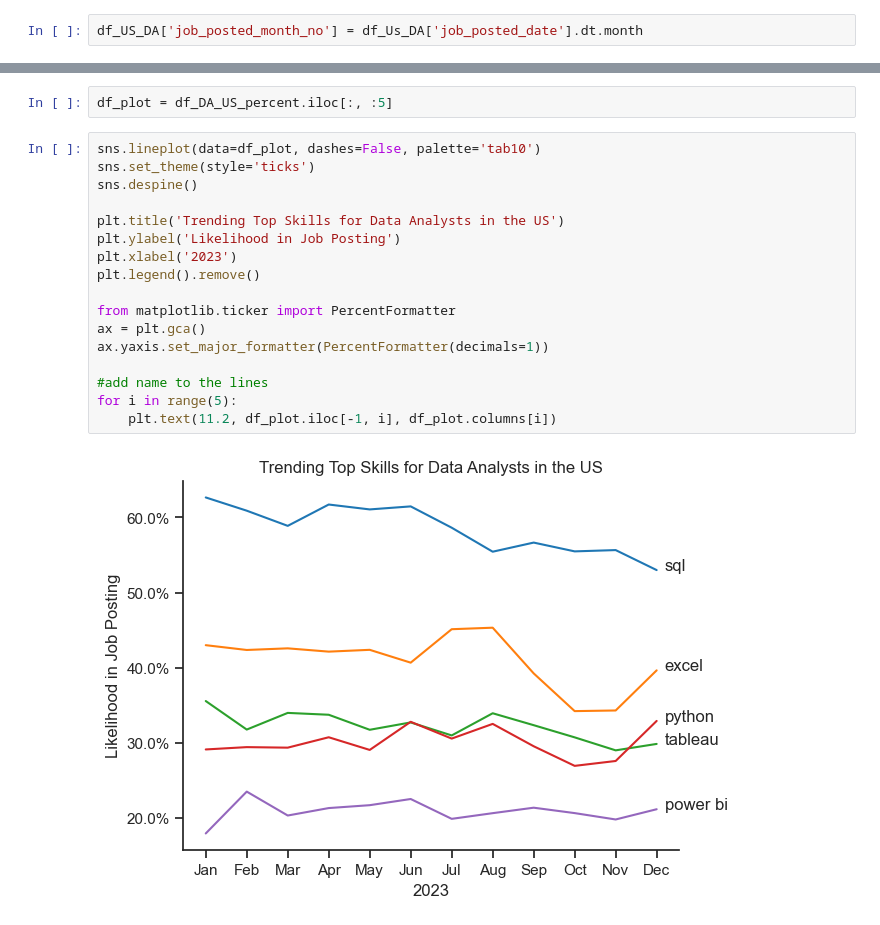
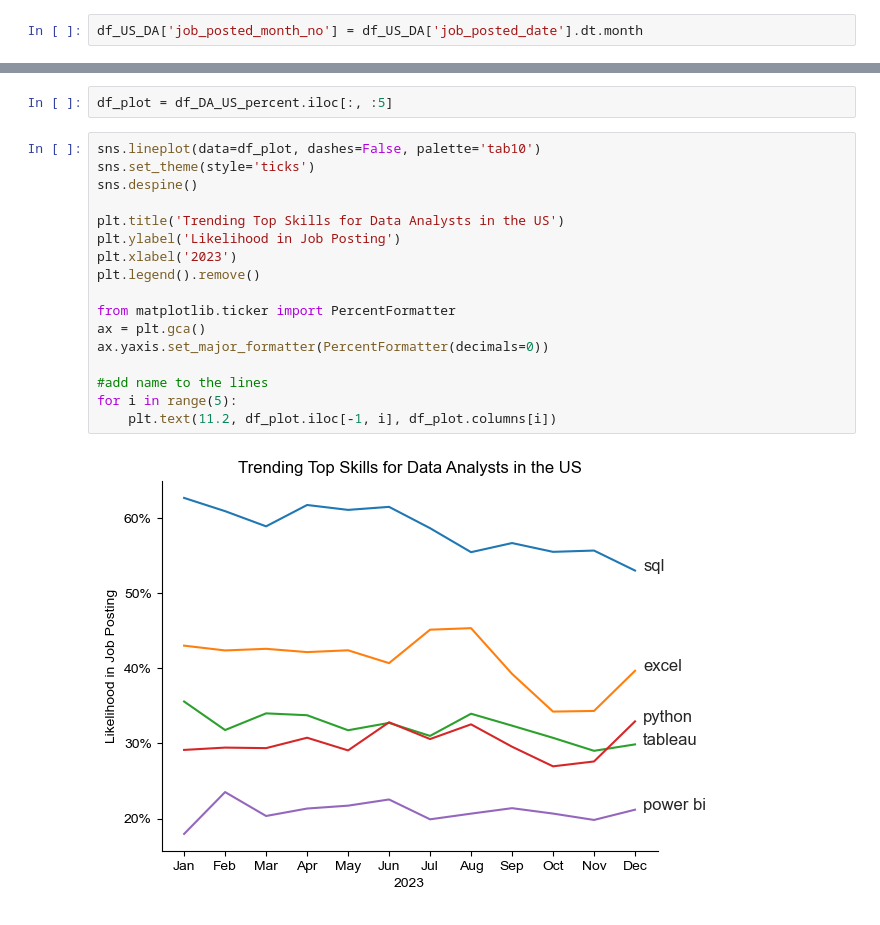
Before and after one commit to grootbean/Python_Data_Project, a Jupyter notebook: 3_Project/3_Skills_Trend.ipynb, the cells around one changed output, grey strips where cells are left out. Drawn from its saved outputs; the diff is of its cells as text.

```diff
--- a/3_Project/3_Skills_Trend.ipynb
+++ b/3_Project/3_Skills_Trend.ipynb
@@ -22,7 +22,7 @@ df['job_skills'] = df['job_skills'].apply(lambda x: ast.literal_eval(x) if pd.no
 # %%
 df_US_DA = df[(df['job_title'] == 'Data Analyst') & (df['job_country'] == 'United States')].copy()
 # %%
-df_US_DA['job_posted_month_no'] = df_Us_DA['job_posted_date'].dt.month
+df_US_DA['job_posted_month_no'] = df_US_DA['job_posted_date'].dt.month
 # %%
 df_US_DA_explode = df_US_DA.explode('job_skills')
 # %%
@@ -120,19 +120,19 @@ df_plot = df_DA_US_percent.iloc[:, :5]
 # %%
 sns.lineplot(data=df_plot, dashes=False, palette='tab10')
 sns.set_theme(style='ticks')
 sns.despine()
 
 plt.title('Trending Top Skills for Data Analysts in the US')
 plt.ylabel('Likelihood in Job Posting')
 plt.xlabel('2023')
 plt.legend().remove()
 
 from matplotlib.ticker import PercentFormatter
 ax = plt.gca()
-ax.yaxis.set_major_formatter(PercentFormatter(decimals=1))
+ax.yaxis.set_major_formatter(PercentFormatter(decimals=0))
 
 #add name to the lines
 for i in range(5):
     plt.text(11.2, df_plot.iloc[-1, i], df_plot.columns[i])
 # %% [output]
-[figure, old version]
+[figure, new version]
```
Also changed, not shown: 1 other file.
